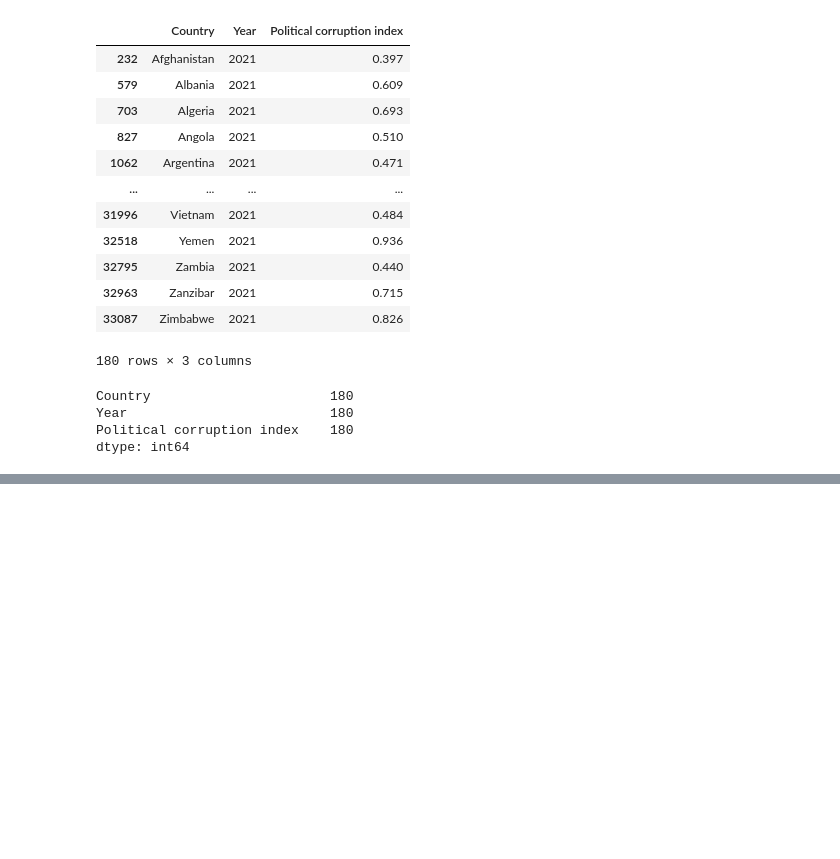
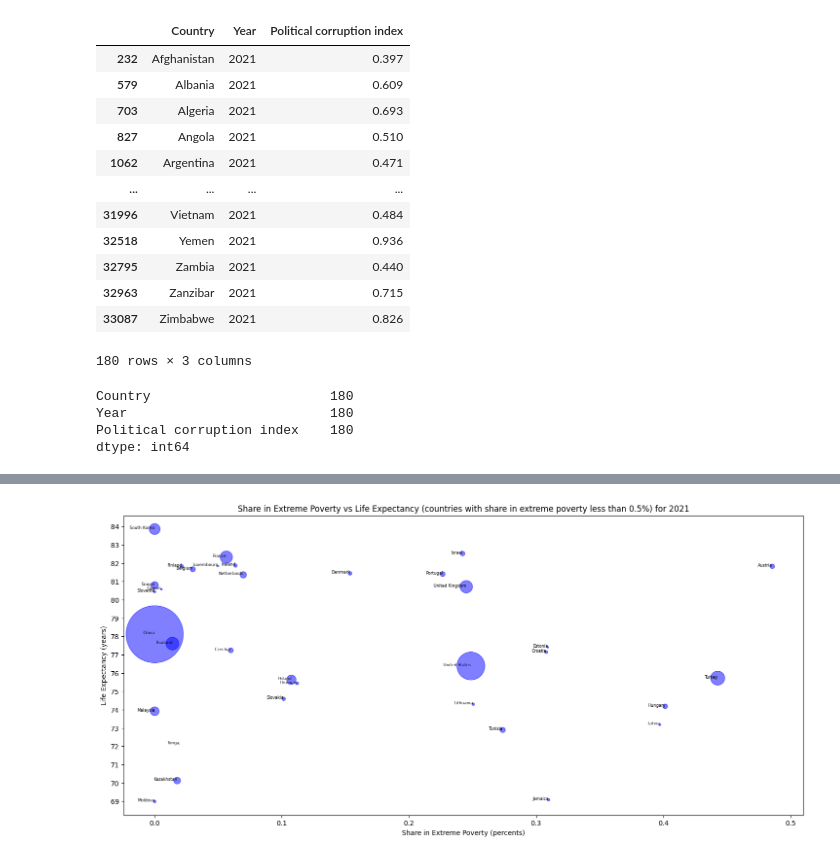
Before and after one commit to sdvelev/Introduction-To-Data-Science-And-AI, a Jupyter notebook: 05-data-science-revision/assignment-5-Stefan-Velev.ipynb, the cells around one changed output, grey strips where cells are left out. Saved outputs shown, nothing was run; the diff lists cells and outputs as text; code cells hidden in the pictures; blank space fills up the shorter version.

```diff
--- a/05-data-science-revision/assignment-5-Stefan-Velev.ipynb
+++ b/05-data-science-revision/assignment-5-Stefan-Velev.ipynb
@@ -316,0 +374,16 @@ dtype: int64
+# %%
+plt.figure(figsize=(18, 8))
+df_low_extreme_poverty = df_extreme_poverty_life_expectancy[df_extreme_poverty_life_expectancy['Share in extreme poverty'] <= 0.5]
+plt.scatter(df_low_extreme_poverty['Share in extreme poverty'], df_low_extreme_poverty['Life expectancy'], color='blue', s = df_low_extreme_poverty['Population']/200000, alpha=0.5)
+
+for i, country in enumerate(df_low_extreme_poverty['Country']):
+    plt.text(df_low_extreme_poverty['Share in extreme poverty'].iloc[i], df_low_extreme_poverty['Life expectancy'].iloc[i], df_low_extreme_poverty['Country'].iloc[i], fontsize=6, ha='right')
+
+plt.yticks(range(69, 85))
+
+plt.xlabel('Share in Extreme Poverty (percents)')
+plt.ylabel('Life Expectancy (years)')
+plt.title('Share in Extreme Poverty vs Life Expectancy (countries with share in extreme poverty less than 0.5%) for 2021')
+plt.show()
+# %% [output]
+[figure, added]
```
Also changed, not shown: parts of 23 cells of this notebook.
